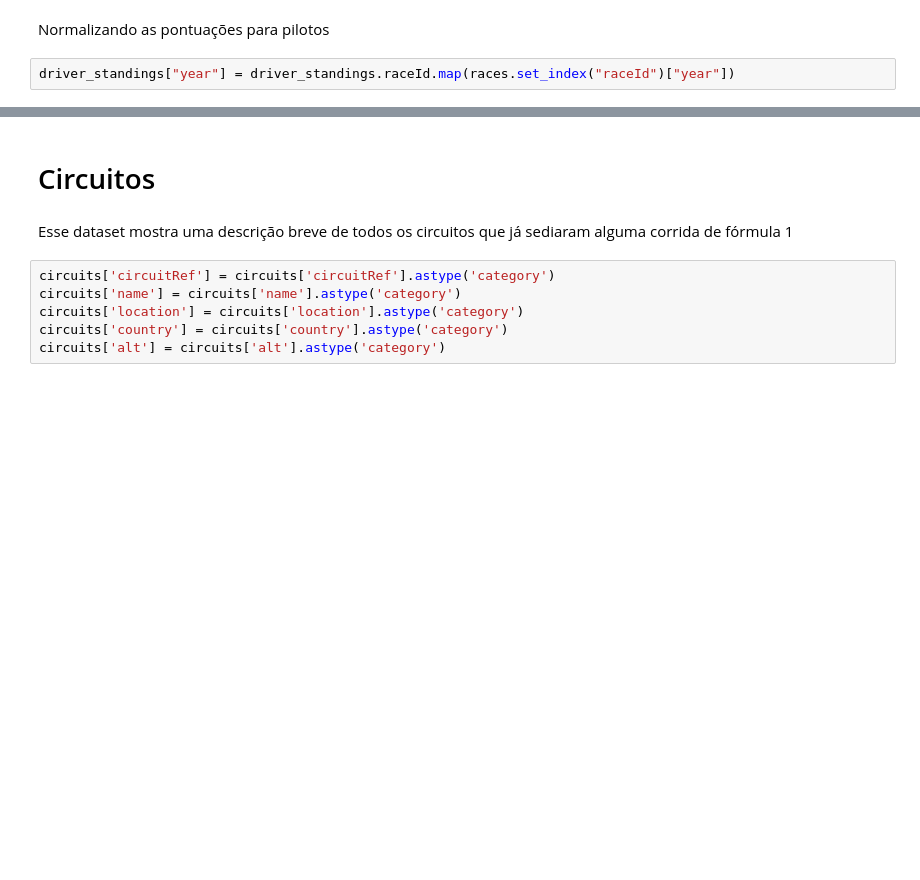
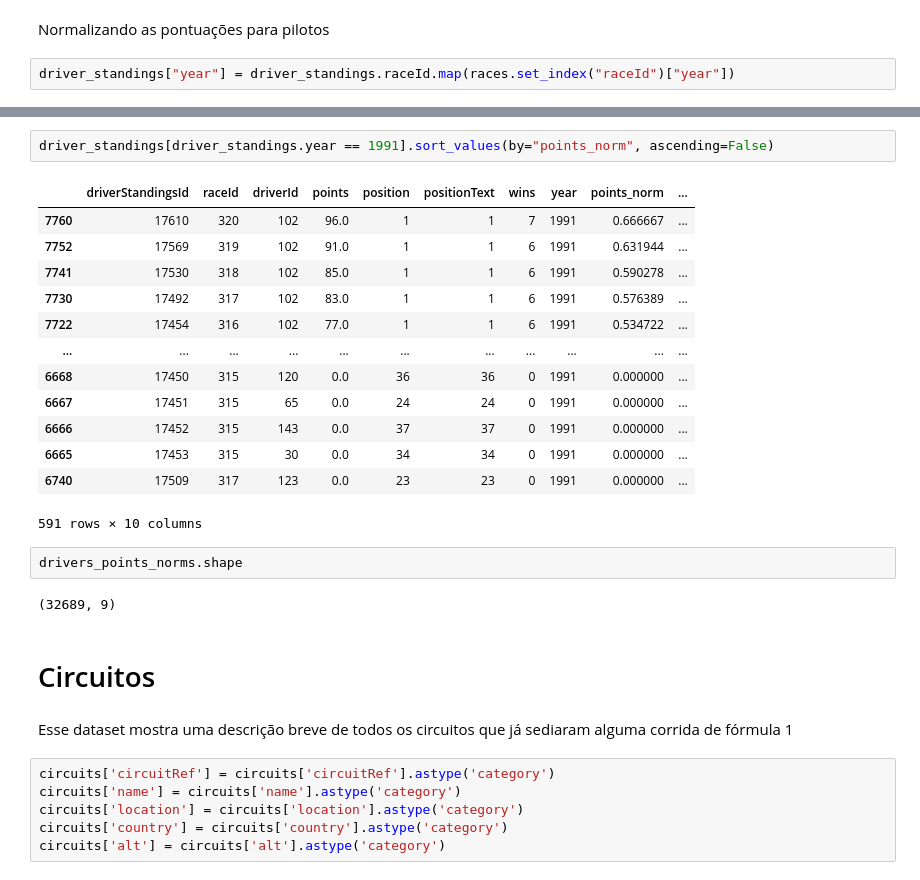
Before and after one commit to cdbm/F1DataAnalysis, a Jupyter notebook: data.ipynb, the cells around one changed output, grey strips where cells are left out. Saved outputs shown, nothing was run; the diff lists cells and outputs as text; blank space fills up the shorter version.

```diff
--- a/data.ipynb
+++ b/data.ipynb
@@ -86,3 +166,23 @@ constructor_standings["points_norm"] = points_norms["points_norm"]
+# %%
+driver_standings[driver_standings.year == 1991].sort_values(by="points_norm", ascending=False)
+# %% [output]
+|  | driverStandingsId | raceId | driverId | points | position | positionText | wins | year | points_norm | ... |
+| 7760 | 17610 | 320 | 102 | 96.0 | 1 | 1 | 7 | 1991 | 0.666667 | ... |
+| 7752 | 17569 | 319 | 102 | 91.0 | 1 | 1 | 6 | 1991 | 0.631944 | ... |
+| 7741 | 17530 | 318 | 102 | 85.0 | 1 | 1 | 6 | 1991 | 0.590278 | ... |
+| 7730 | 17492 | 317 | 102 | 83.0 | 1 | 1 | 6 | 1991 | 0.576389 | ... |
+| 7722 | 17454 | 316 | 102 | 77.0 | 1 | 1 | 6 | 1991 | 0.534722 | ... |
+| ... | ... | ... | ... | ... | ... | ... | ... | ... | ... | ... |
+| 6668 | 17450 | 315 | 120 | 0.0 | 36 | 36 | 0 | 1991 | 0.000000 | ... |
+| 6667 | 17451 | 315 | 65 | 0.0 | 24 | 24 | 0 | 1991 | 0.000000 | ... |
+| 6666 | 17452 | 315 | 143 | 0.0 | 37 | 37 | 0 | 1991 | 0.000000 | ... |
+| 6665 | 17453 | 315 | 30 | 0.0 | 34 | 34 | 0 | 1991 | 0.000000 | ... |
+| 6740 | 17509 | 317 | 123 | 0.0 | 23 | 23 | 0 | 1991 | 0.000000 | ... |
+591 rows × 10 columns
+# %%
+drivers_points_norms.shape
+# %% [output]
+(32689, 9)
 # %% [markdown]
 # Circuitos
 # %% [markdown]
```
Also changed, not shown: parts of 54 cells of this notebook.
